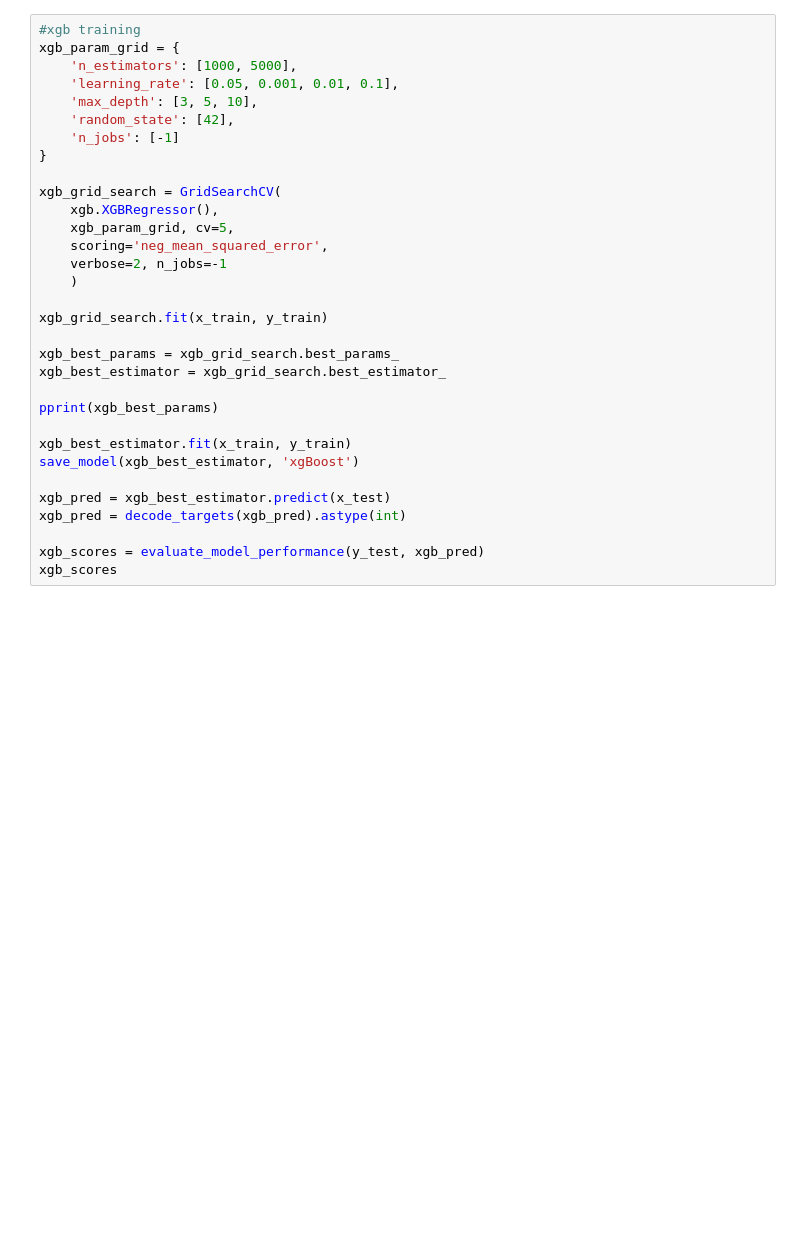
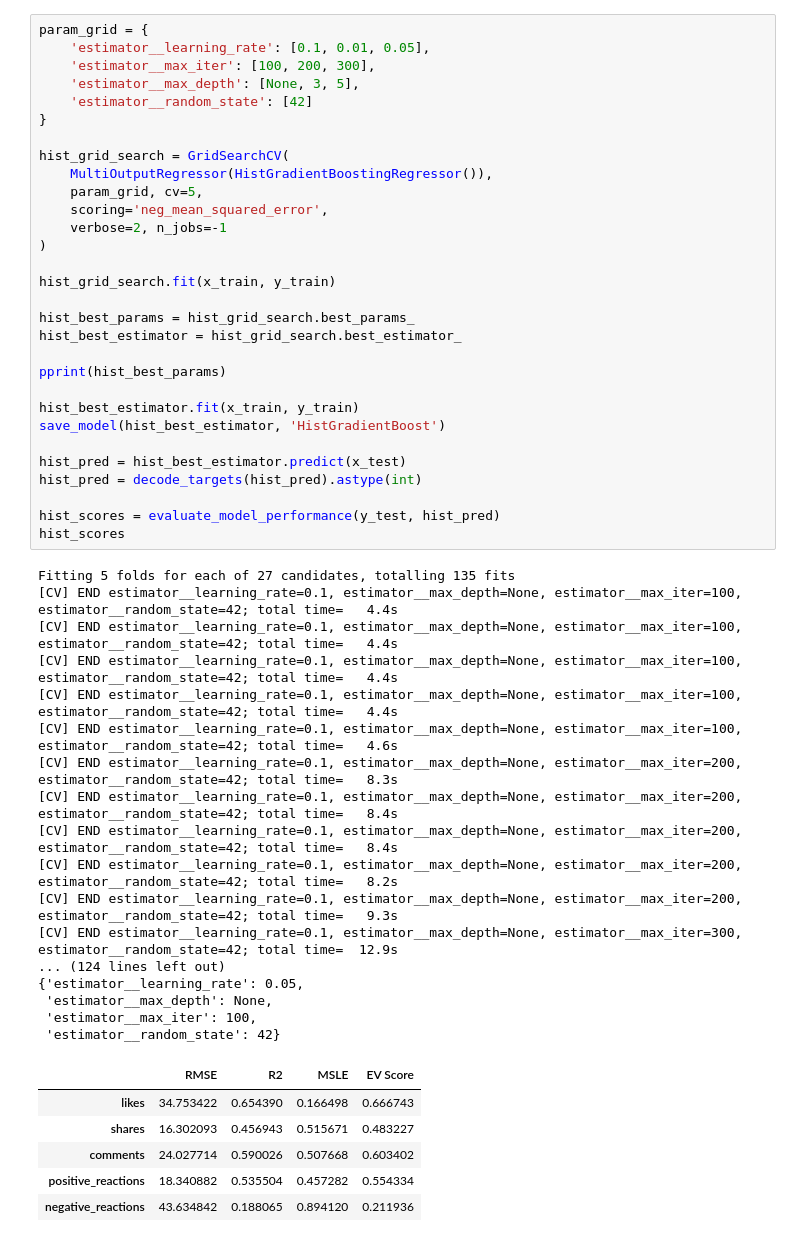
Before and after one commit to Akhil-Theerthala/Crowdfunding-Social-Media-Drivers, a Jupyter notebook: Modelling/01 - engagement_modelling.ipynb, the cells around one changed output. Cells and saved outputs as stored; diff of their text form; blank space fills up the shorter version.

```diff
--- a/Modelling/01 - engagement_modelling.ipynb
+++ b/Modelling/01 - engagement_modelling.ipynb
@@ -29,33 +49,55 @@ y_test = decode_targets(y_test)
 # %%
-#xgb training
-xgb_param_grid = {
-    'n_estimators': [1000, 5000],
-    'learning_rate': [0.05, 0.001, 0.01, 0.1],
-    'max_depth': [3, 5, 10],
-    'random_state': [42],
-    'n_jobs': [-1]
+param_grid = {
+    'estimator__learning_rate': [0.1, 0.01, 0.05],
+    'estimator__max_iter': [100, 200, 300],
+    'estimator__max_depth': [None, 3, 5],
+    'estimator__random_state': [42]
 }
 
-xgb_grid_search = GridSearchCV(
-    xgb.XGBRegressor(),
-    xgb_param_grid, cv=5,
+hist_grid_search = GridSearchCV(
+    MultiOutputRegressor(HistGradientBoostingRegressor()),
+    param_grid, cv=5,
     scoring='neg_mean_squared_error',
     verbose=2, n_jobs=-1
-    )
+)
 
-xgb_grid_search.fit(x_train, y_train)
+hist_grid_search.fit(x_train, y_train)
 
-xgb_best_params = xgb_grid_search.best_params_
-xgb_best_estimator = xgb_grid_search.best_estimator_
+hist_best_params = hist_grid_search.best_params_
+hist_best_estimator = hist_grid_search.best_estimator_
 
-pprint(xgb_best_params)
+pprint(hist_best_params)
 
-xgb_best_estimator.fit(x_train, y_train)
-save_model(xgb_best_estimator, 'xgBoost')
+hist_best_estimator.fit(x_train, y_train)
+save_model(hist_best_estimator, 'HistGradientBoost')
 
-xgb_pred = xgb_best_estimator.predict(x_test)
-xgb_pred = decode_targets(xgb_pred).astype(int)
+hist_pred = hist_best_estimator.predict(x_test)
+hist_pred = decode_targets(hist_pred).astype(int)
 
-xgb_scores = evaluate_model_performance(y_test, xgb_pred)
-xgb_scores
+hist_scores = evaluate_model_performance(y_test, hist_pred)
+hist_scores
+# %% [output]
+Fitting 5 folds for each of 27 candidates, totalling 135 fits
+[CV] END estimator__learning_rate=0.1, estimator__max_depth=None, estimator__max_iter=100, estimator__random_state=42; total time=   4.4s
+[CV] END estimator__learning_rate=0.1, estimator__max_depth=None, estimator__max_iter=100, estimator__random_state=42; total time=   4.4s
+[CV] END estimator__learning_rate=0.1, estimator__max_depth=None, estimator__max_iter=100, estimator__random_state=42; total time=   4.4s
+[CV] END estimator__learning_rate=0.1, estimator__max_depth=None, estimator__max_iter=100, estimator__random_state=42; total time=   4.4s
+[CV] END estimator__learning_rate=0.1, estimator__max_depth=None, estimator__max_iter=100, estimator__random_state=42; total time=   4.6s
+[CV] END estimator__learning_rate=0.1, estimator__max_depth=None, estimator__max_iter=200, estimator__random_state=42; total time=   8.3s
+[CV] END estimator__learning_rate=0.1, estimator__max_depth=None, estimator__max_iter=200, estimator__random_state=42; total time=   8.4s
+[CV] END estimator__learning_rate=0.1, estimator__max_depth=None, estimator__max_iter=200, estimator__random_state=42; total time=   8.4s
+[CV] END estimator__learning_rate=0.1, estimator__max_depth=None, estimator__max_iter=200, estimator__random_state=42; total time=   8.2s
+[CV] END estimator__learning_rate=0.1, estimator__max_depth=None, estimator__max_iter=200, estimator__random_state=42; total time=   9.3s
+[CV] END estimator__learning_rate=0.1, estimator__max_depth=None, estimator__max_iter=300, estimator__random_state=42; total time=  12.9s
+... (124 lines left out)
+{'estimator__learning_rate': 0.05,
+ 'estimator__max_depth': None,
+ 'estimator__max_iter': 100,
+ 'estimator__random_state': 42}
+|  | RMSE | R2 | MSLE | EV Score |
+| likes | 34.753422 | 0.654390 | 0.166498 | 0.666743 |
+| shares | 16.302093 | 0.456943 | 0.515671 | 0.483227 |
+| comments | 24.027714 | 0.590026 | 0.507668 | 0.603402 |
+| positive_reactions | 18.340882 | 0.535504 | 0.457282 | 0.554334 |
+| negative_reactions | 43.634842 | 0.188065 | 0.894120 | 0.211936 |
 # %%
```
Also changed, not shown: parts of 10 cells of this notebook, 33 other files.
